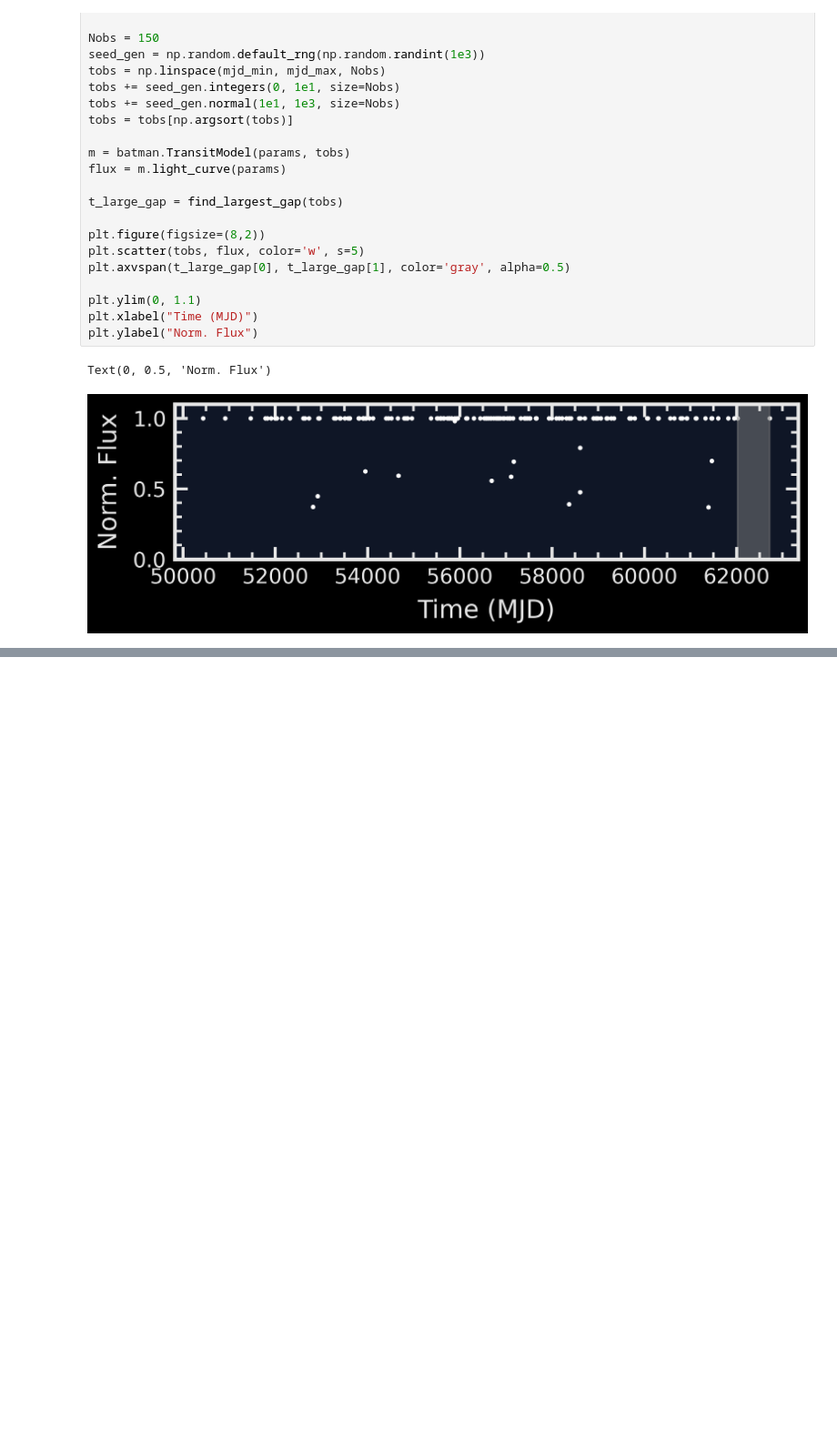
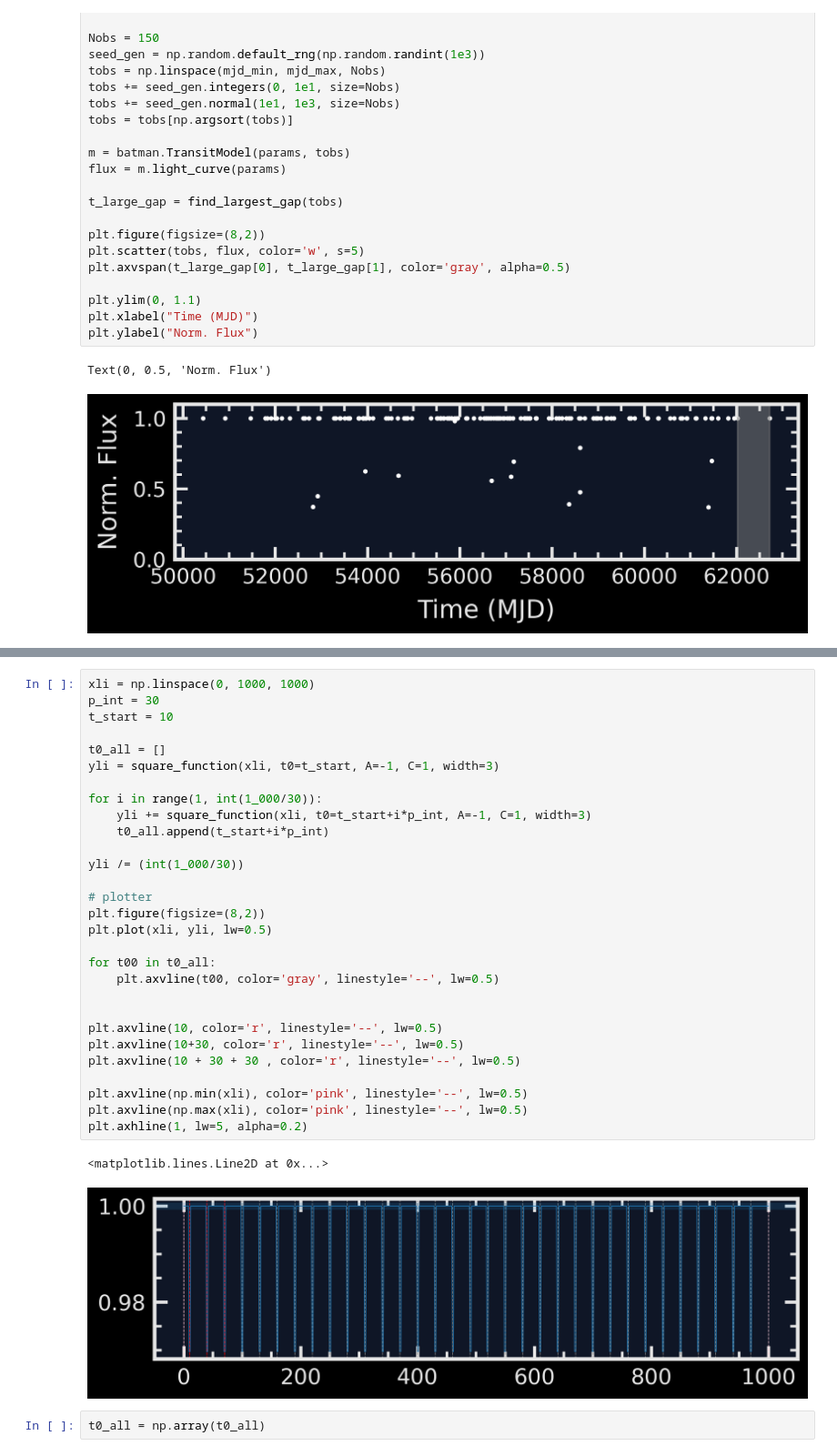
Before and after one commit to AndyTza/ptcombo, a Jupyter notebook: notebook/concept.ipynb, the cells around one changed output, grey strips where cells are left out. Shown at 91% size. Drawn from its saved outputs; the diff is of its cells as text; blank space fills up the shorter version.

```diff
--- a/notebook/concept.ipynb
+++ b/notebook/concept.ipynb
@@ -168,0 +312,34 @@ Text(0, 0.5, 'Norm. Flux')
+# %%
+xli = np.linspace(0, 1000, 1000)
+p_int = 30
+t_start = 10
+
+t0_all = []
+yli = square_function(xli, t0=t_start, A=-1, C=1, width=3)
+
+for i in range(1, int(1_000/30)):
+    yli += square_function(xli, t0=t_start+i*p_int, A=-1, C=1, width=3)
+    t0_all.append(t_start+i*p_int)
+
+yli /= (int(1_000/30))
+
+# plotter
+plt.figure(figsize=(8,2))
+plt.plot(xli, yli, lw=0.5)
+
+for t00 in t0_all:
+    plt.axvline(t00, color='gray', linestyle='--', lw=0.5)
+
+
+plt.axvline(10, color='r', linestyle='--', lw=0.5)
+plt.axvline(10+30, color='r', linestyle='--', lw=0.5)
+plt.axvline(10 + 30 + 30 , color='r', linestyle='--', lw=0.5)
+
+plt.axvline(np.min(xli), color='pink', linestyle='--', lw=0.5)
+plt.axvline(np.max(xli), color='pink', linestyle='--', lw=0.5)
+plt.axhline(1, lw=5, alpha=0.2)
+# %% [output]
+<matplotlib.lines.Line2D at 0x...>
+[figure, added]
+# %%
+t0_all = np.array(t0_all)
```
Also changed, not shown: parts of 17 cells of this notebook.
